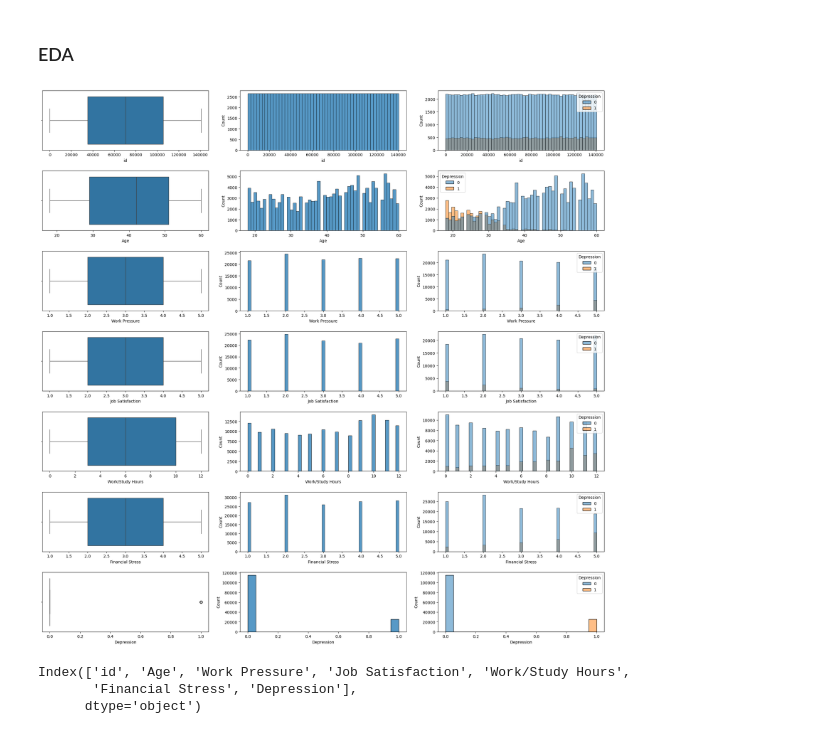
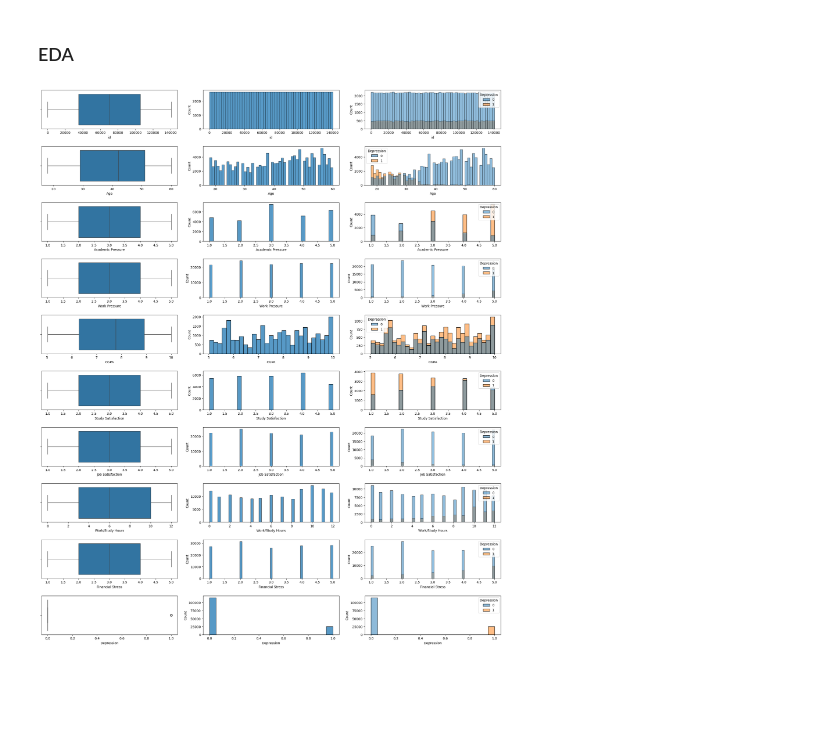
Before and after one commit to ArtamonowAleksey/Classical_ML, a Jupyter notebook: Exploring_Mental_Health_Data/Training.ipynb, the cells around one changed output. Cells and saved outputs as stored; diff of their text form; code cells hidden in the pictures; blank space fills up the shorter version.

```diff
--- a/Exploring_Mental_Health_Data/Training.ipynb
+++ b/Exploring_Mental_Health_Data/Training.ipynb
@@ -311,13 +276,6 @@ def cat_viz(data_frame,cols,cell):
 
     plt.show()
 # %%
-Numeric_viz(after_drops,3,'Depression')
+Numeric_viz(df_train,3,'Depression')
 # %% [output]
-[figure, old version]
+[figure, new version]
-# %%
-after_drops.select_dtypes(exclude='object').columns
-#for drop id
-# %% [output]
-Index(['id', 'Age', 'Work Pressure', 'Job Satisfaction', 'Work/Study Hours',
-       'Financial Stress', 'Depression'],
-      dtype='object')
```
Also changed, not shown: parts of 51 cells of this notebook.
